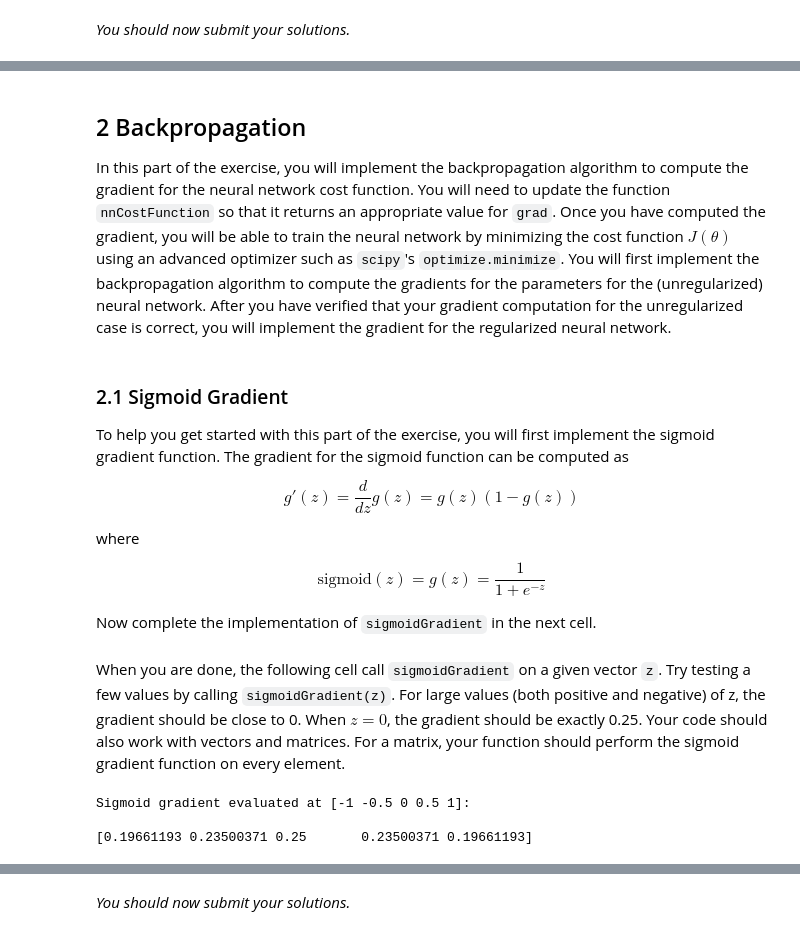
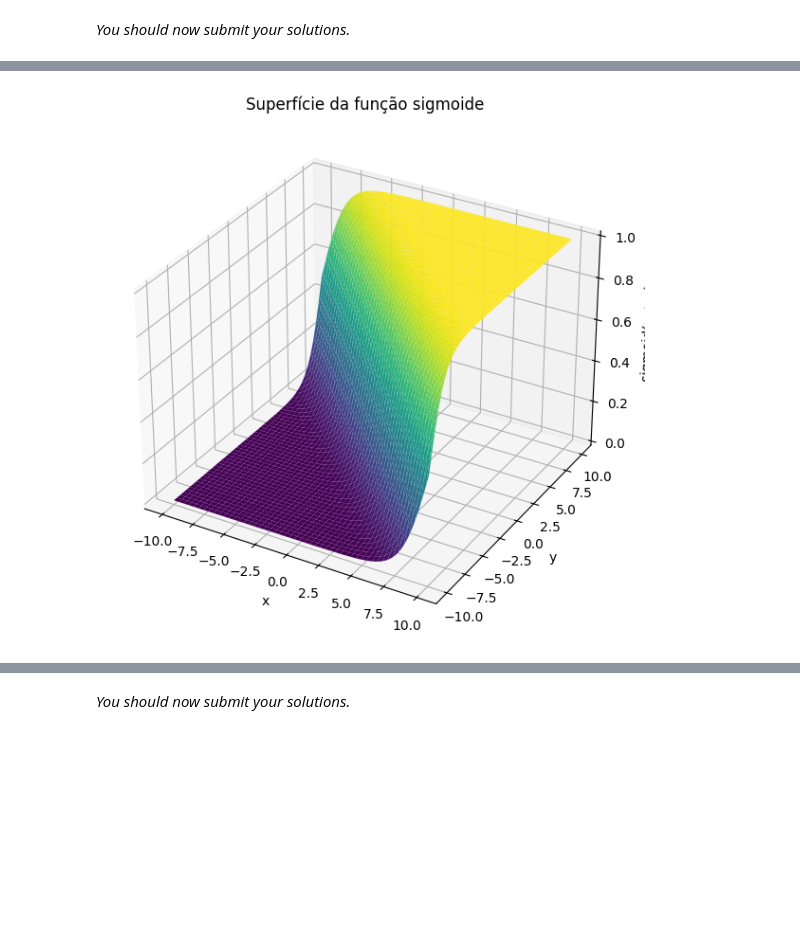
Before and after one commit to Brunapupo/INE6116000-Inteligencia-Artificial-Conexionista, a Jupyter notebook: ex4_resolvido.ipynb, the cells around one changed output, grey strips where cells are left out. Cells and saved outputs as stored; diff of their text form; code cells hidden in the pictures; blank space fills up the shorter version.

```diff
--- a/ex4_resolvido.ipynb
+++ b/ex4_resolvido.ipynb
@@ -591,21 +646,0 @@ NameError: name 'grader' is not defined
-# %% [markdown]
-## 2 Backpropagation
-
-In this part of the exercise, you will implement the backpropagation algorithm to compute the gradient for the neural network cost function. You will need to update the function `nnCostFunction` so that it returns an appropriate value for `grad`. Once you have computed the gradient, you will be able to train the neural network by minimizing the cost function $J(\theta)$ using an advanced optimizer such as `scipy`'s `optimize.minimize`.
-You will first implement the backpropagation algorithm to compute the gradients for the parameters for the (unregularized) neural network. After you have verified that your gradient computation for the unregularized case is correct, you will implement the gradient for the regularized neural network.
-# %% [markdown]
-<a id="section3"></a>
-### 2.1 Sigmoid Gradient
-
-To help you get started with this part of the exercise, you will first implement
-the sigmoid gradient function. The gradient for the sigmoid function can be
-computed as
-
-$$ g'(z) = \frac{d}{dz} g(z) = g(z)\left(1-g(z)\right) $$
-
-where
-
-$$ \text{sigmoid}(z) = g(z) = \frac{1}{1 + e^{-z}} $$
-
-Now complete the implementation of `sigmoidGradient` in the next cell.
-<a id="sigmoidGradient"></a>
@@ -650,11 +647,24 @@ def sigmoidGradient(z):
-# %% [markdown]
-When you are done, the following cell call `sigmoidGradient` on a given vector `z`. Try testing a few values by calling `sigmoidGradient(z)`. For large values (both positive and negative) of z, the gradient should be close to 0. When $z = 0$, the gradient should be exactly 0.25. Your code should also work with vectors and matrices. For a matrix, your function should perform the sigmoid gradient function on every element.
-# %%
-z = np.array([-1, -0.5, 0, 0.5, 1])
-g = sigmoidGradient(z)
-print('Sigmoid gradient evaluated at [-1 -0.5 0 0.5 1]:\n  ')
-print(g)
-# %% [output]
-Sigmoid gradient evaluated at [-1 -0.5 0 0.5 1]:
-
-[0.19661193 0.23500371 0.25       0.23500371 0.19661193]
+# %%
+import numpy as np
+import matplotlib.pyplot as plt
+from mpl_toolkits.mplot3d import Axes3D
+
+def sigmoid(z):
+    return 1 / (1 + np.exp(-z))
+
+x = np.linspace(-10, 10, 100)
+y = np.linspace(-10, 10, 100)
+Xgrid, Ygrid = np.meshgrid(x, y)
+Z = sigmoid(Xgrid + Ygrid)
+
+fig = plt.figure(figsize=(8,6))
+ax = fig.add_subplot(111, projection='3d')
+ax.plot_surface(Xgrid, Ygrid, Z, cmap='viridis')
+ax.set_title('Superfície da função sigmoide')
+ax.set_xlabel('x')
+ax.set_ylabel('y')
+ax.set_zlabel('sigmoid(x + y)')
+plt.tight_layout()
+plt.show()
+# %% [output]
+[figure, added]
```
Also changed, not shown: parts of 82 cells of this notebook.
